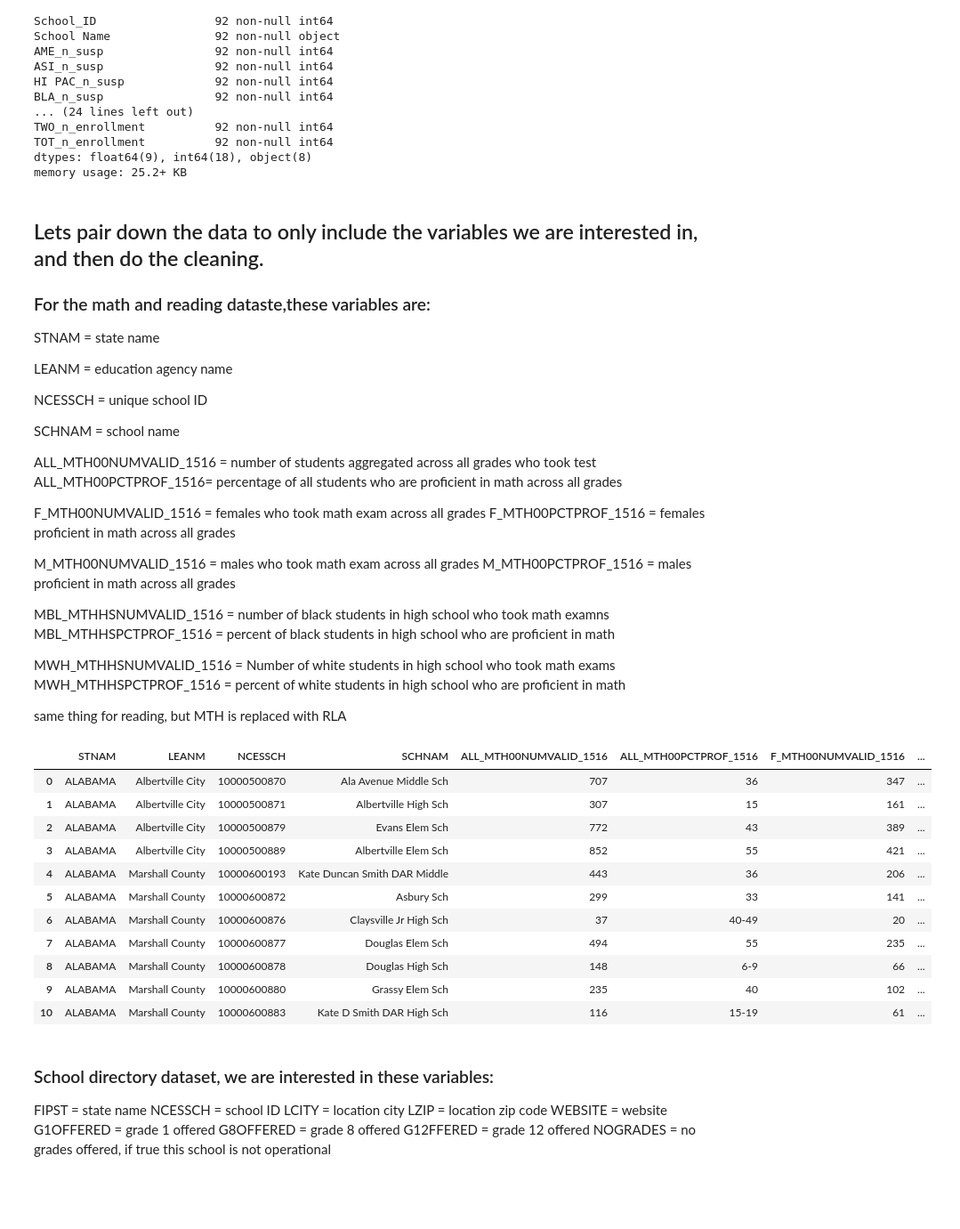
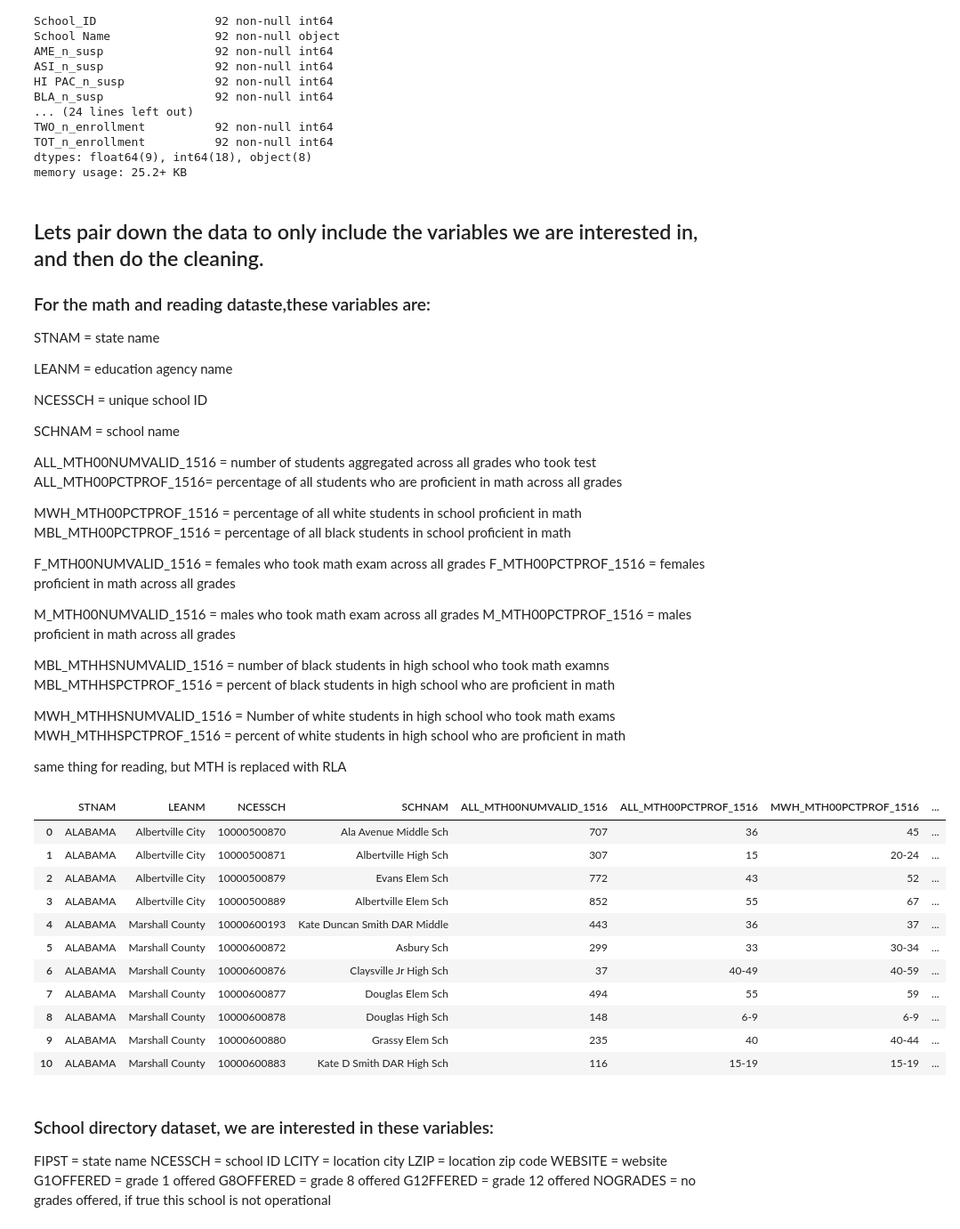
Before and after one commit to nrb75/SchoolSelect, a Jupyter notebook: School_preprocessing.ipynb, the cells around one changed output. Shown at 89% size. Saved outputs shown, nothing was run; the diff lists cells and outputs as text; code cells hidden in the pictures; blank space fills up the shorter version.

```diff
--- a/School_preprocessing.ipynb
+++ b/School_preprocessing.ipynb
@@ -88,6 +88,9 @@ SCHNAM = school name
 ALL_MTH00NUMVALID_1516  = number of students aggregated across all grades who took test
 ALL_MTH00PCTPROF_1516= percentage of all students who are proficient in math across all grades
 
+MWH_MTH00PCTPROF_1516 = percentage of all white students in school proficient in math
+MBL_MTH00PCTPROF_1516 = percentage of all black students in school proficient in math
+
 F_MTH00NUMVALID_1516 = females who took math exam across all grades
 F_MTH00PCTPROF_1516 = females proficient in math across all grades
 
@@ -104,27 +107,27 @@ same thing for reading, but MTH is replaced with RLA
 # %%
 #keep only variables listed above
 
-math_keep=['STNAM', 'LEANM', 'NCESSCH', 'SCHNAM', 'ALL_MTH00NUMVALID_1516', 'ALL_MTH00PCTPROF_1516', 'F_MTH00NUMVALID_1516', 'F_MTH00PCTPROF_1516', 'M_MTH00NUMVALID_1516', 'M_MTH00PCTPROF_1516', 'MBL_MTHHSNUMVALID_1516', 'MBL_MTHHSPCTPROF_1516' , 'MWH_MTHHSNUMVALID_1516', 'MWH_MTHHSPCTPROF_1516']
+math_keep=['STNAM', 'LEANM', 'NCESSCH', 'SCHNAM', 'ALL_MTH00NUMVALID_1516', 'ALL_MTH00PCTPROF_1516', 'MWH_MTH00PCTPROF_1516', 'MBL_MTH00PCTPROF_1516','F_MTH00NUMVALID_1516', 'F_MTH00PCTPROF_1516', 'M_MTH00NUMVALID_1516', 'M_MTH00PCTPROF_1516', 'MBL_MTHHSNUMVALID_1516', 'MBL_MTHHSPCTPROF_1516' , 'MWH_MTHHSNUMVALID_1516', 'MWH_MTHHSPCTPROF_1516']
 math=math[math_keep]
 
 
 reading_keep=['STNAM', 'LEANM', 'NCESSCH', 'SCHNAM', 'ALL_RLA00NUMVALID_1516', 'ALL_RLA00PCTPROF_1516', 'F_RLA00NUMVALID_1516', 'F_RLA00PCTPROF_1516', 'M_RLA00NUMVALID_1516', 'M_RLA00PCTPROF_1516', 'MBL_RLAHSNUMVALID_1516', 'MBL_RLAHSPCTPROF_1516' , 'MWH_RLAHSNUMVALID_1516', 'MWH_RLAHSPCTPROF_1516']
 reading=reading[reading_keep]
 
 math.head(11)
 # %% [output]
-|  | STNAM | LEANM | NCESSCH | SCHNAM | ALL_MTH00NUMVALID_1516 | ALL_MTH00PCTPROF_1516 | F_MTH00NUMVALID_1516 | ... |
-| 0 | ALABAMA | Albertville City | 10000500870 | Ala Avenue Middle Sch | 707 | 36 | 347 | ... |
-| 1 | ALABAMA | Albertville City | 10000500871 | Albertville High Sch | 307 | 15 | 161 | ... |
-| 2 | ALABAMA | Albertville City | 10000500879 | Evans Elem Sch | 772 | 43 | 389 | ... |
-| 3 | ALABAMA | Albertville City | 10000500889 | Albertville Elem Sch | 852 | 55 | 421 | ... |
-| 4 | ALABAMA | Marshall County | 10000600193 | Kate Duncan Smith DAR Middle | 443 | 36 | 206 | ... |
-| 5 | ALABAMA | Marshall County | 10000600872 | Asbury Sch | 299 | 33 | 141 | ... |
-| 6 | ALABAMA | Marshall County | 10000600876 | Claysville Jr High Sch | 37 | 40-49 | 20 | ... |
-| 7 | ALABAMA | Marshall County | 10000600877 | Douglas Elem Sch | 494 | 55 | 235 | ... |
-| 8 | ALABAMA | Marshall County | 10000600878 | Douglas High Sch | 148 | 6-9 | 66 | ... |
-| 9 | ALABAMA | Marshall County | 10000600880 | Grassy Elem Sch | 235 | 40 | 102 | ... |
-| 10 | ALABAMA | Marshall County | 10000600883 | Kate D Smith DAR High Sch | 116 | 15-19 | 61 | ... |
+|  | STNAM | LEANM | NCESSCH | SCHNAM | ALL_MTH00NUMVALID_1516 | ALL_MTH00PCTPROF_1516 | MWH_MTH00PCTPROF_1516 | ... |
+| 0 | ALABAMA | Albertville City | 10000500870 | Ala Avenue Middle Sch | 707 | 36 | 45 | ... |
+| 1 | ALABAMA | Albertville City | 10000500871 | Albertville High Sch | 307 | 15 | 20-24 | ... |
+| 2 | ALABAMA | Albertville City | 10000500879 | Evans Elem Sch | 772 | 43 | 52 | ... |
+| 3 | ALABAMA | Albertville City | 10000500889 | Albertville Elem Sch | 852 | 55 | 67 | ... |
+| 4 | ALABAMA | Marshall County | 10000600193 | Kate Duncan Smith DAR Middle | 443 | 36 | 37 | ... |
+| 5 | ALABAMA | Marshall County | 10000600872 | Asbury Sch | 299 | 33 | 30-34 | ... |
+| 6 | ALABAMA | Marshall County | 10000600876 | Claysville Jr High Sch | 37 | 40-49 | 40-59 | ... |
+| 7 | ALABAMA | Marshall County | 10000600877 | Douglas Elem Sch | 494 | 55 | 59 | ... |
+| 8 | ALABAMA | Marshall County | 10000600878 | Douglas High Sch | 148 | 6-9 | 6-9 | ... |
+| 9 | ALABAMA | Marshall County | 10000600880 | Grassy Elem Sch | 235 | 40 | 40-44 | ... |
+| 10 | ALABAMA | Marshall County | 10000600883 | Kate D Smith DAR High Sch | 116 | 15-19 | 15-19 | ... |
 # %% [markdown]
 ### School directory dataset, we are interested in these variables:
 
```
Also changed, not shown: parts of 9 cells of this notebook, 5 other files.
